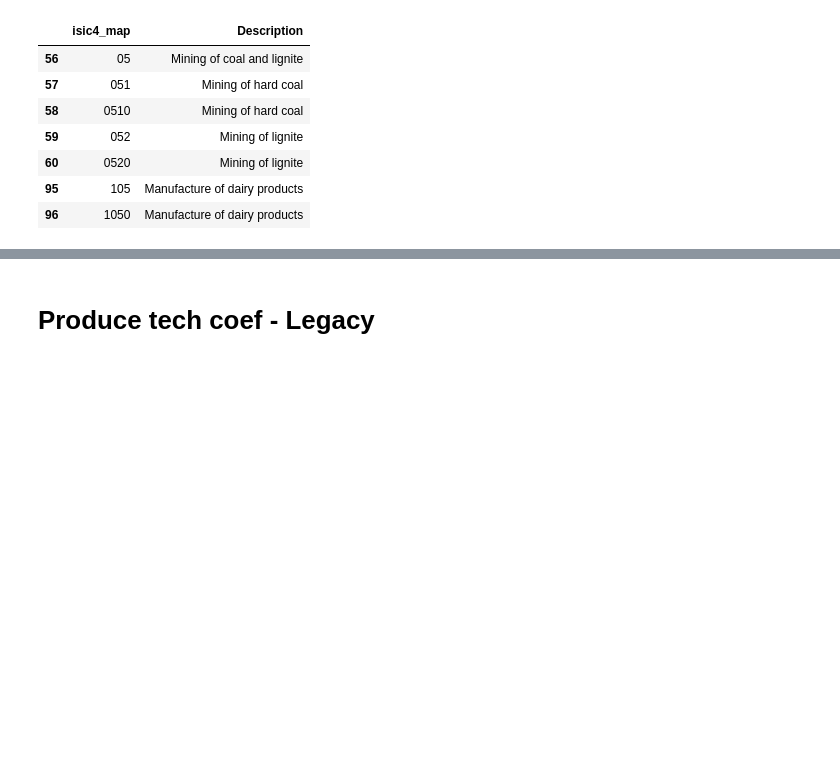
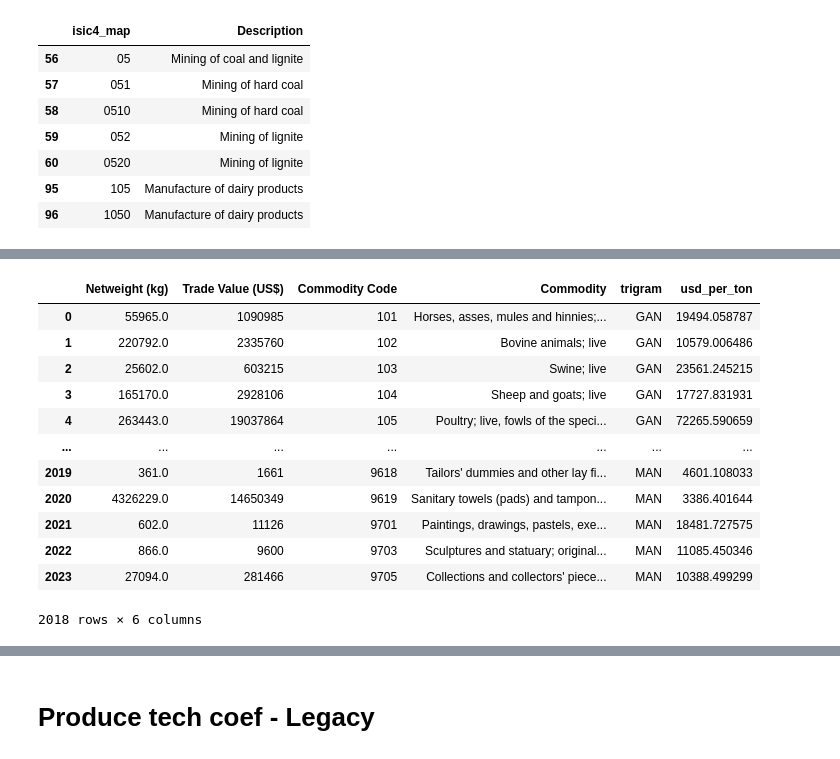
Before and after one commit to ccolon/disrupt-sc, a Jupyter notebook: dataprep/Trade.ipynb, the cells around one changed output, grey strips where cells are left out. Cells and saved outputs as stored; diff of their text form; code cells hidden in the pictures; blank space fills up the shorter version.

```diff
--- a/dataprep/Trade.ipynb
+++ b/dataprep/Trade.ipynb
@@ -270,3 +293,21 @@ pd.merge(
+# %%
+cond = (~df["Netweight (kg)"].isnull()) & (~df["Trade Value (US$)"].isnull())
+filtered_df = df[cond].copy(deep=True)
+filtered_df["usd_per_ton"] = filtered_df["Trade Value (US$)"] / (filtered_df["Netweight (kg)"] / 1000)
+# %% [output]
+|  | Netweight (kg) | Trade Value (US$) | Commodity Code | Commodity | trigram | usd_per_ton |
+| 0 | 55965.0 | 1090985 | 101 | Horses, asses, mules and hinnies;... | GAN | 19494.058787 |
+| 1 | 220792.0 | 2335760 | 102 | Bovine animals; live | GAN | 10579.006486 |
+| 2 | 25602.0 | 603215 | 103 | Swine; live | GAN | 23561.245215 |
+| 3 | 165170.0 | 2928106 | 104 | Sheep and goats; live | GAN | 17727.831931 |
+| 4 | 263443.0 | 19037864 | 105 | Poultry; live, fowls of the speci... | GAN | 72265.590659 |
+| ... | ... | ... | ... | ... | ... | ... |
+| 2019 | 361.0 | 1661 | 9618 | Tailors' dummies and other lay fi... | MAN | 4601.108033 |
+| 2020 | 4326229.0 | 14650349 | 9619 | Sanitary towels (pads) and tampon... | MAN | 3386.401644 |
+| 2021 | 602.0 | 11126 | 9701 | Paintings, drawings, pastels, exe... | MAN | 18481.727575 |
+| 2022 | 866.0 | 9600 | 9703 | Sculptures and statuary; original... | MAN | 11085.450346 |
+| 2023 | 27094.0 | 281466 | 9705 | Collections and collectors' piece... | MAN | 10388.499299 |
+2018 rows × 6 columns
 # %%
 input_folder = os.path.join('..', '..', '..', 'Ecuador', 'Data')
 trade_data = pd.read_csv(os.path.join(input_folder, "Raw", "Trade", "comtrade_2016_AG4_ImportsExport_EcuadorReport_WolrdPartner.csv"))
```
Also changed, not shown: parts of 4 cells of this notebook, 16 other files.
